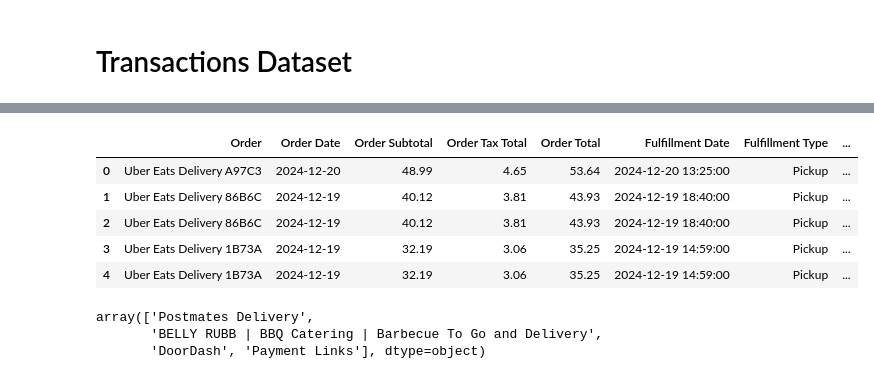
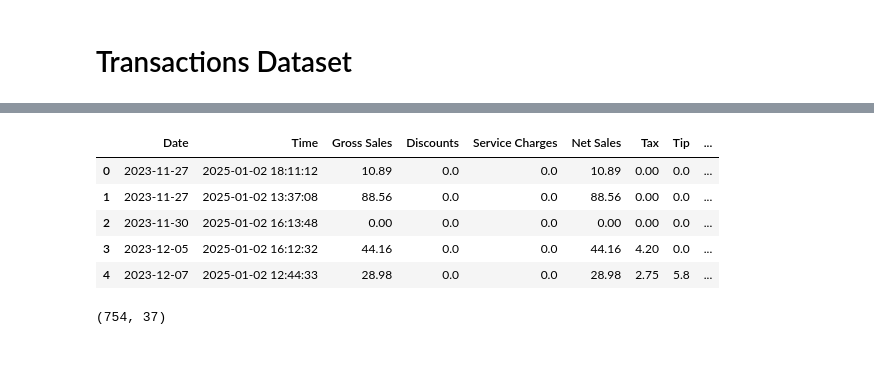
Before and after one commit to ajamkotc/belly_rubb_analysis, a Jupyter notebook: notebooks/1.0-aj-initial-data-exploration.ipynb, the cells around one changed output, grey strips where cells are left out. Drawn from its saved outputs; the diff is of its cells as text; code cells hidden in the pictures.

```diff
--- a/notebooks/1.0-aj-initial-data-exploration.ipynb
+++ b/notebooks/1.0-aj-initial-data-exploration.ipynb
@@ -553,16 +544,16 @@ trans_23_df.head()
 # %%
-test_df = pd.read_csv(INTERIM_DATA_DIR / 'test.csv')
-test_df.head()
+# Load dataset
+
+trans_df = pd.read_csv(INTERIM_DATA_DIR / 'transactions_interim.csv', parse_dates=['Date', 'Time'])
+trans_df.head()
 # %% [output]
-|  | Order | Order Date | Order Subtotal | Order Tax Total | Order Total | Fulfillment Date | Fulfillment Type | ... |
-| 0 | Uber Eats Delivery A97C3 | 2024-12-20 | 48.99 | 4.65 | 53.64 | 2024-12-20 13:25:00 | Pickup | ... |
-| 1 | Uber Eats Delivery 86B6C | 2024-12-19 | 40.12 | 3.81 | 43.93 | 2024-12-19 18:40:00 | Pickup | ... |
-| 2 | Uber Eats Delivery 86B6C | 2024-12-19 | 40.12 | 3.81 | 43.93 | 2024-12-19 18:40:00 | Pickup | ... |
-| 3 | Uber Eats Delivery 1B73A | 2024-12-19 | 32.19 | 3.06 | 35.25 | 2024-12-19 14:59:00 | Pickup | ... |
-| 4 | Uber Eats Delivery 1B73A | 2024-12-19 | 32.19 | 3.06 | 35.25 | 2024-12-19 14:59:00 | Pickup | ... |
+|  | Date | Time | Gross Sales | Discounts | Service Charges | Net Sales | Tax | Tip | ... |
+| 0 | 2023-11-27 | 2025-01-02 18:11:12 | 10.89 | 0.0 | 0.0 | 10.89 | 0.00 | 0.0 | ... |
+| 1 | 2023-11-27 | 2025-01-02 13:37:08 | 88.56 | 0.0 | 0.0 | 88.56 | 0.00 | 0.0 | ... |
+| 2 | 2023-11-30 | 2025-01-02 16:13:48 | 0.00 | 0.0 | 0.0 | 0.00 | 0.00 | 0.0 | ... |
+| 3 | 2023-12-05 | 2025-01-02 16:12:32 | 44.16 | 0.0 | 0.0 | 44.16 | 4.20 | 0.0 | ... |
+| 4 | 2023-12-07 | 2025-01-02 12:44:33 | 28.98 | 0.0 | 0.0 | 28.98 | 2.75 | 5.8 | ... |
-# %%
-test_df['Channels'].unique()
-# %% [output]
-array(['Postmates Delivery',
-       'BELLY RUBB | BBQ Catering | Barbecue To Go and Delivery',
-       'DoorDash', 'Payment Links'], dtype=object)
+# %%
+trans_df.shape
+# %% [output]
+(754, 37)
```
Also changed, not shown: parts of 33 cells of this notebook, 5 other files.
